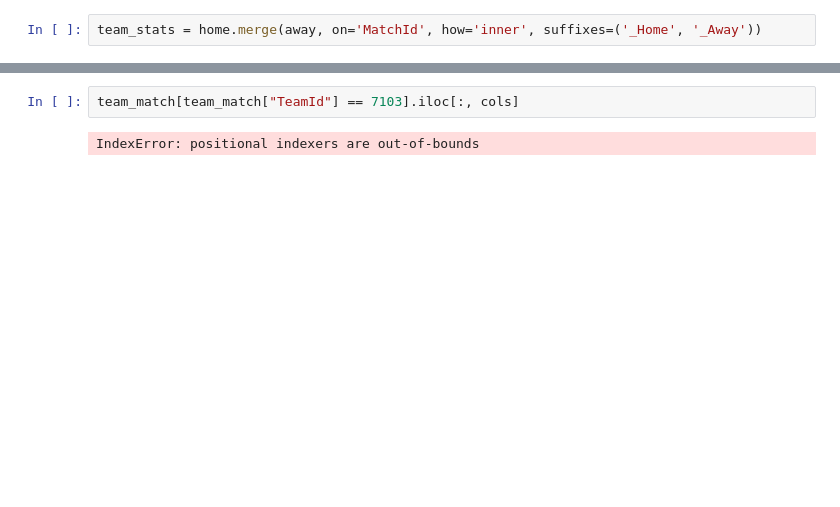
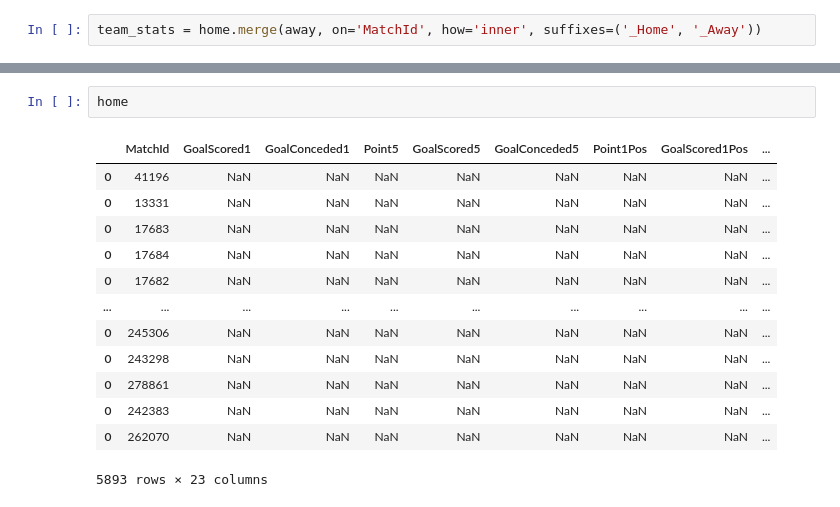
Before and after one commit to sarikayamerts/ie582fall19, a Jupyter notebook: Match.ipynb, the cells around one changed output, grey strips where cells are left out. Saved outputs shown, nothing was run; the diff lists cells and outputs as text; blank space fills up the shorter version.

```diff
--- a/Match.ipynb
+++ b/Match.ipynb
@@ -206,4 +194,16 @@ team_stats = home.merge(away, on='MatchId', how='inner', suffixes=('_Home', '_Aw
-# %%
-team_match[team_match["TeamId"] == 7103].iloc[:, cols]
-# %% [output]
-IndexError: positional indexers are out-of-bounds
+# %%
+home
+# %% [output]
+|  | MatchId | GoalScored1 | GoalConceded1 | Point5 | GoalScored5 | GoalConceded5 | Point1Pos | GoalScored1Pos | ... |
+| 0 | 41196 | NaN | NaN | NaN | NaN | NaN | NaN | NaN | ... |
+| 0 | 13331 | NaN | NaN | NaN | NaN | NaN | NaN | NaN | ... |
+| 0 | 17683 | NaN | NaN | NaN | NaN | NaN | NaN | NaN | ... |
+| 0 | 17684 | NaN | NaN | NaN | NaN | NaN | NaN | NaN | ... |
+| 0 | 17682 | NaN | NaN | NaN | NaN | NaN | NaN | NaN | ... |
+| ... | ... | ... | ... | ... | ... | ... | ... | ... | ... |
+| 0 | 245306 | NaN | NaN | NaN | NaN | NaN | NaN | NaN | ... |
+| 0 | 243298 | NaN | NaN | NaN | NaN | NaN | NaN | NaN | ... |
+| 0 | 278861 | NaN | NaN | NaN | NaN | NaN | NaN | NaN | ... |
+| 0 | 242383 | NaN | NaN | NaN | NaN | NaN | NaN | NaN | ... |
+| 0 | 262070 | NaN | NaN | NaN | NaN | NaN | NaN | NaN | ... |
+5893 rows × 23 columns
```
Also changed, not shown: parts of 27 cells of this notebook.
